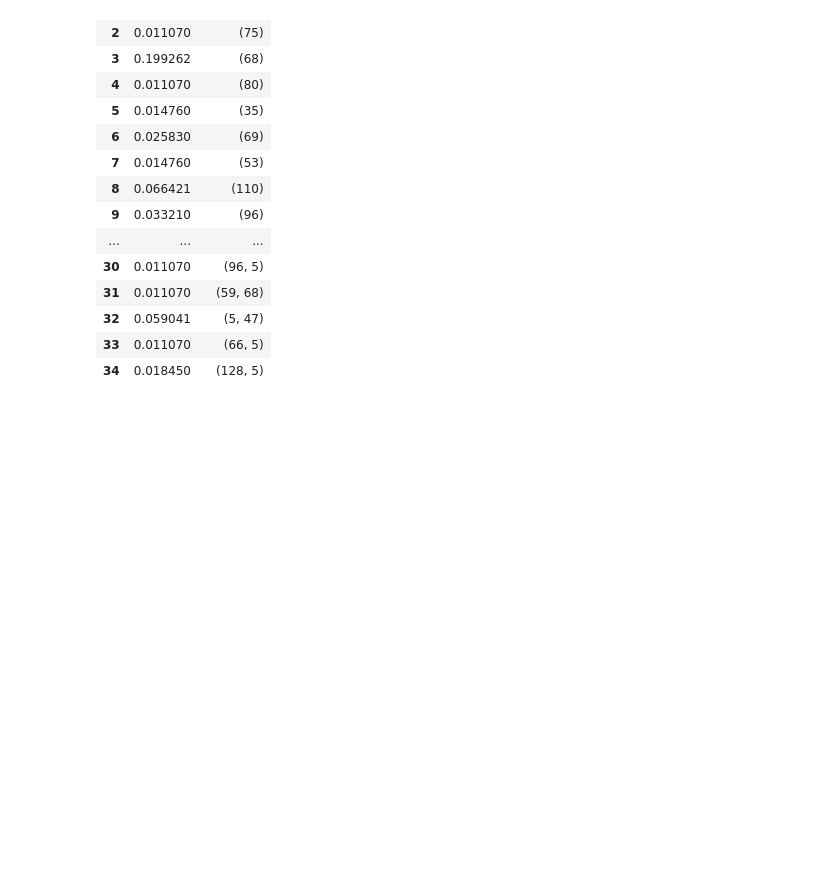
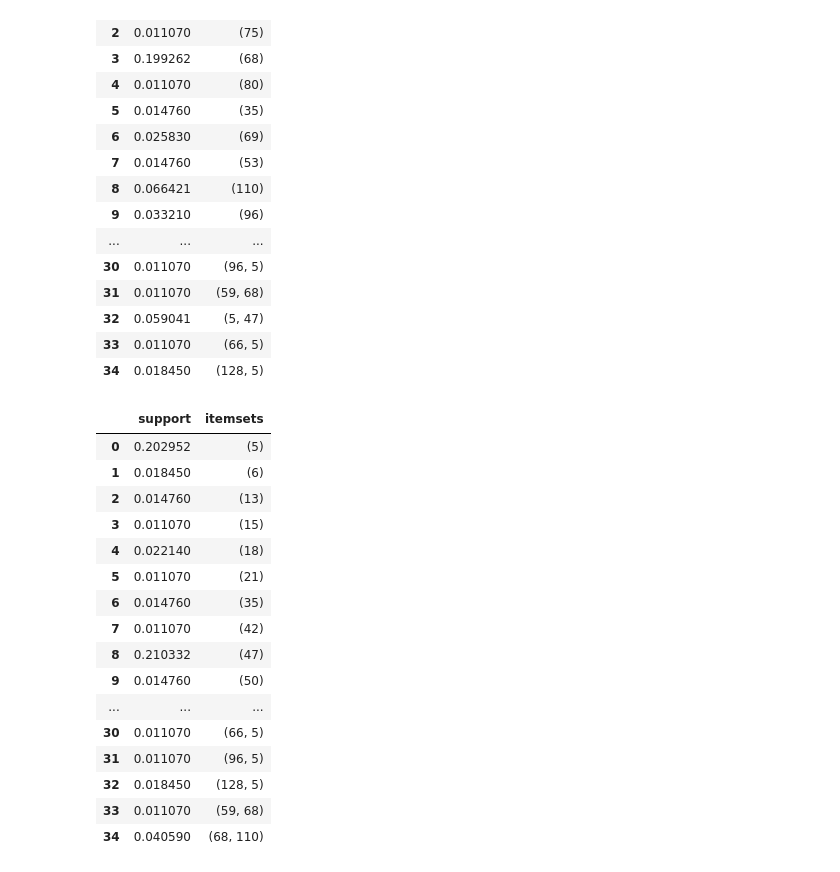
Before and after one commit to TI1307/DM_Project, a Jupyter notebook: notebooks/assosiation_rules.ipynb, the cells around one changed output. Drawn from its saved outputs; the diff is of its cells as text; code cells hidden in the pictures; blank space fills up the shorter version.

```diff
--- a/notebooks/assosiation_rules.ipynb
+++ b/notebooks/assosiation_rules.ipynb
@@ -89,3 +89,24 @@ frequent_itemsets
 | 32 | 0.059041 | (5, 47) |
 | 33 | 0.011070 | (66, 5) |
 | 34 | 0.018450 | (128, 5) |
+# %%
+frequent_itemsets_apr=apriori(borrowing_df, min_support=0.01)
+frequent_itemsets_apr
+# %% [output]
+|  | support | itemsets |
+| 0 | 0.202952 | (5) |
+| 1 | 0.018450 | (6) |
+| 2 | 0.014760 | (13) |
+| 3 | 0.011070 | (15) |
+| 4 | 0.022140 | (18) |
+| 5 | 0.011070 | (21) |
+| 6 | 0.014760 | (35) |
+| 7 | 0.011070 | (42) |
+| 8 | 0.210332 | (47) |
+| 9 | 0.014760 | (50) |
+| ... | ... | ... |
+| 30 | 0.011070 | (66, 5) |
+| 31 | 0.011070 | (96, 5) |
+| 32 | 0.018450 | (128, 5) |
+| 33 | 0.011070 | (59, 68) |
+| 34 | 0.040590 | (68, 110) |
```
Also changed, not shown: parts of 1 cell of this notebook.
